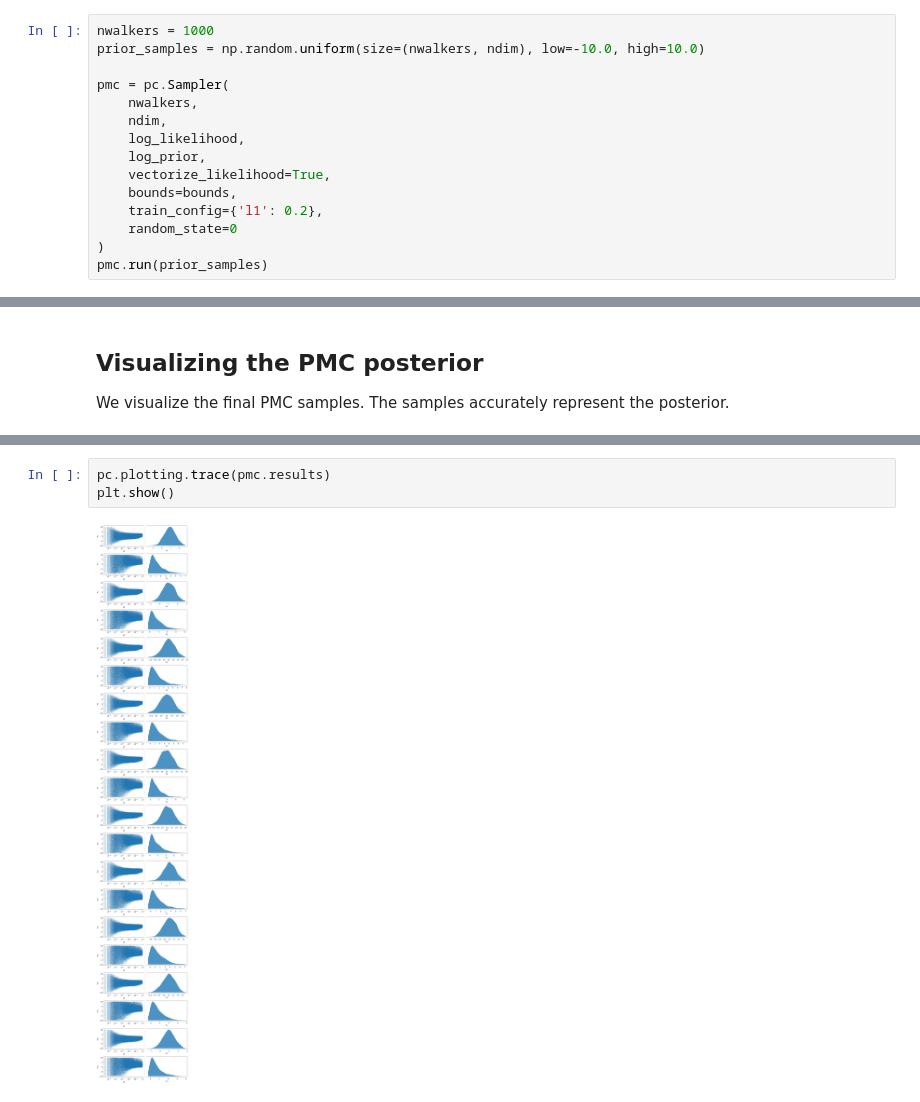
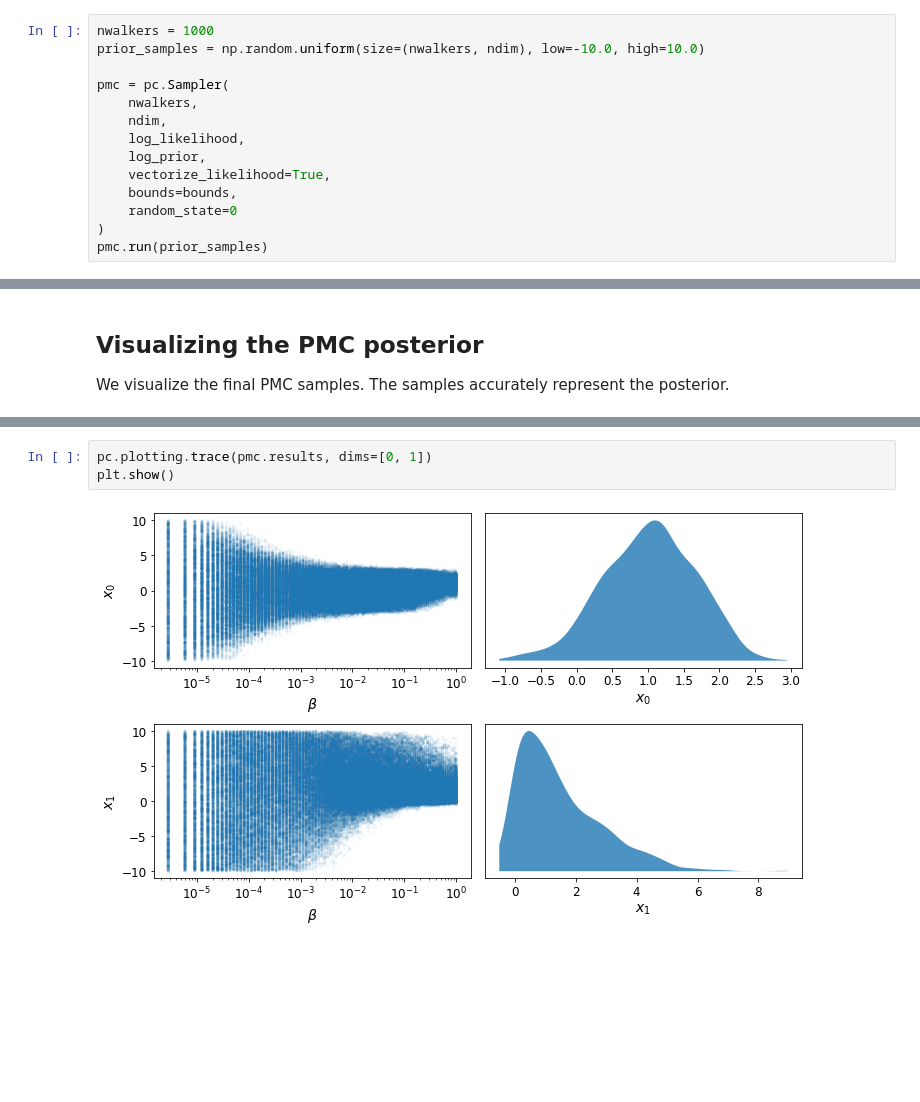
Before and after one commit to minaskar/pocomc, a Jupyter notebook: examples/Rosenbrock.ipynb, the cells around one changed output, grey strips where cells are left out. Drawn from its saved outputs; the diff is of its cells as text; blank space fills up the shorter version.

```diff
--- a/examples/Rosenbrock.ipynb
+++ b/examples/Rosenbrock.ipynb
@@ -55,7 +57,6 @@ pmc = pc.Sampler(
     log_prior,
     vectorize_likelihood=True,
     bounds=bounds,
-    train_config={'l1': 0.2},
     random_state=0
 )
 pmc.run(prior_samples)
@@ -79,8 +80,8 @@ plt.show()
 # %%
-pc.plotting.trace(pmc.results)
+pc.plotting.trace(pmc.results, dims=[0, 1])
 plt.show()
 # %% [output]
-[figure, old version]
+[figure, new version]
 # %%
 pc.plotting.run(pmc.results)
 plt.show()
```
Also changed, not shown: parts of 4 cells of this notebook, 26 other files.
